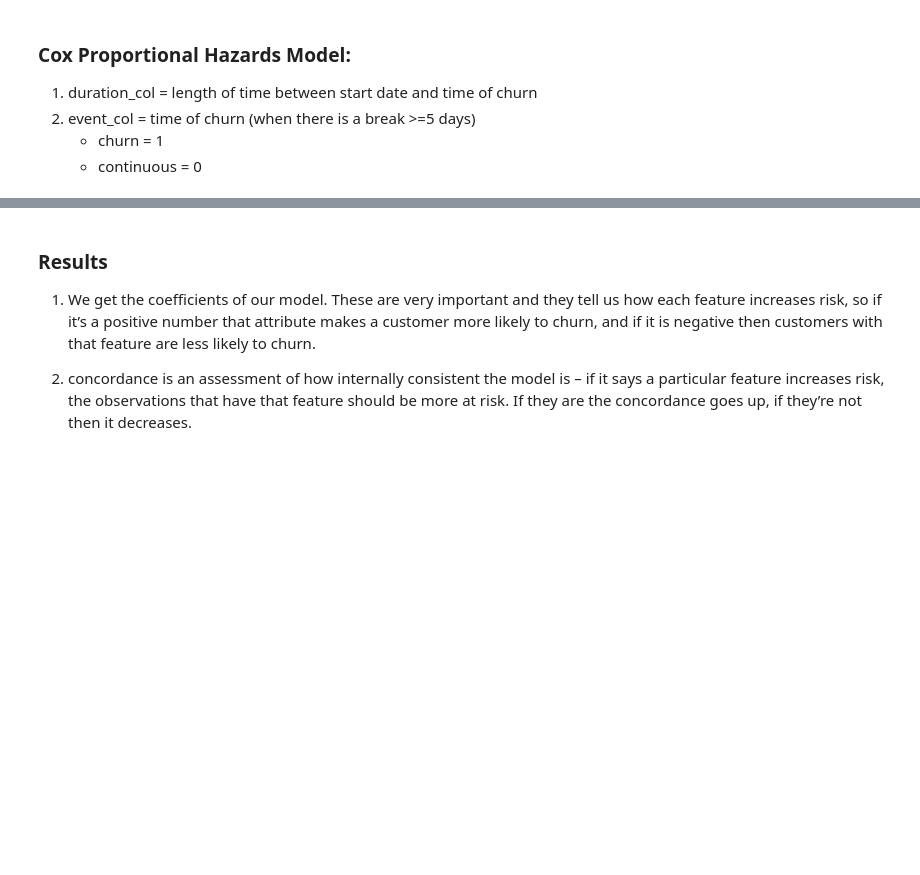
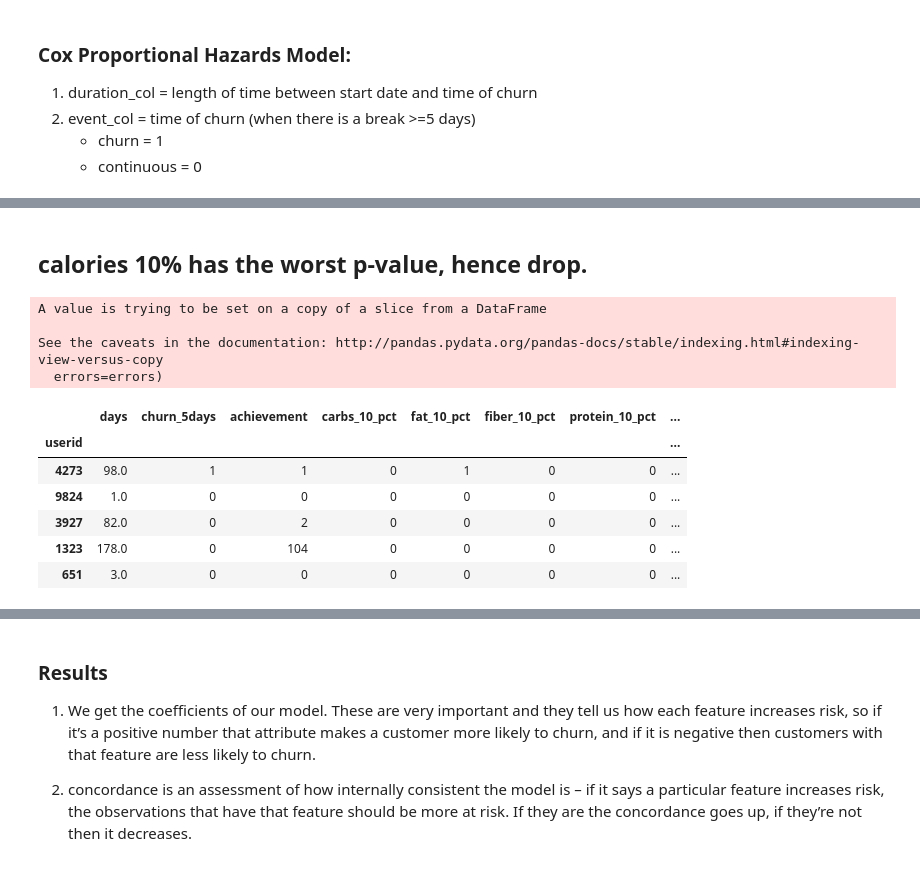
Before and after one commit to rokaandy/mfp-nutrition-survival-analysis, a Jupyter notebook: nutrition.ipynb, the cells around one changed output, grey strips where cells are left out. Saved outputs shown, nothing was run; the diff lists cells and outputs as text; code cells hidden in the pictures; blank space fills up the shorter version.

```diff
--- a/nutrition.ipynb
+++ b/nutrition.ipynb
@@ -466,0 +433,19 @@ Log-likelihood ratio test = 1673.61 on 8 df, -log2(p)=inf
+# %% [markdown]
+## calories 10% has the worst p-value, hence drop.
+# %%
+cph_train.drop(['calories_10_pct'], axis=1, inplace=True)
+# %% [output]
+A value is trying to be set on a copy of a slice from a DataFrame
+
+See the caveats in the documentation: http://pandas.pydata.org/pandas-docs/stable/indexing.html#indexing-view-versus-copy
+  errors=errors)
+# %%
+cph_train.head()
+# %% [output]
+|  | days | churn_5days | achievement | carbs_10_pct | fat_10_pct | fiber_10_pct | protein_10_pct | ... |
+| userid |  |  |  |  |  |  |  | ... |
+| 4273 | 98.0 | 1 | 1 | 0 | 1 | 0 | 0 | ... |
+| 9824 | 1.0 | 0 | 0 | 0 | 0 | 0 | 0 | ... |
+| 3927 | 82.0 | 0 | 2 | 0 | 0 | 0 | 0 | ... |
+| 1323 | 178.0 | 0 | 104 | 0 | 0 | 0 | 0 | ... |
+| 651 | 3.0 | 0 | 0 | 0 | 0 | 0 | 0 | ... |
```
Also changed, not shown: parts of 42 cells of this notebook, 1 other file.
